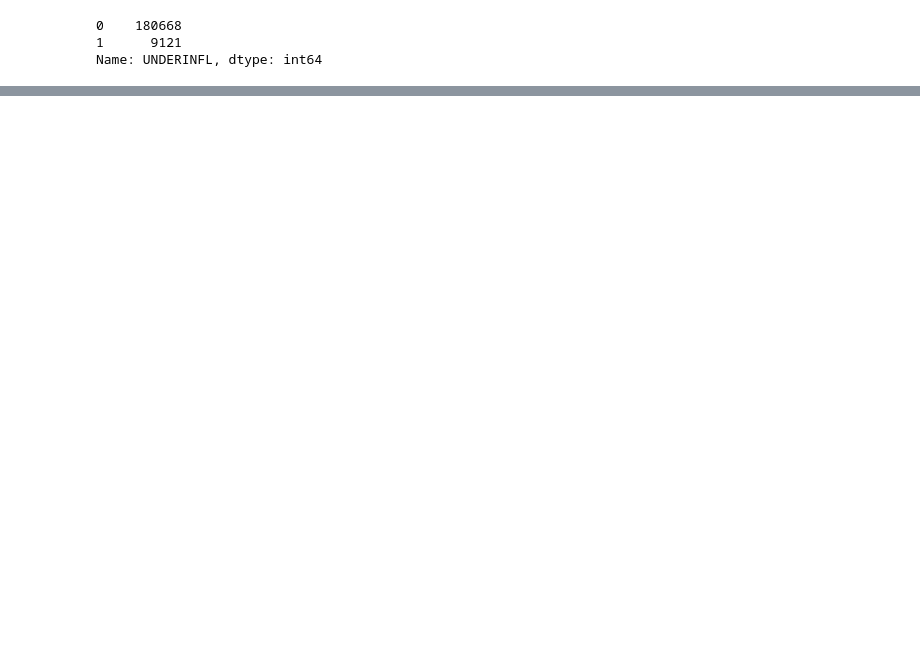
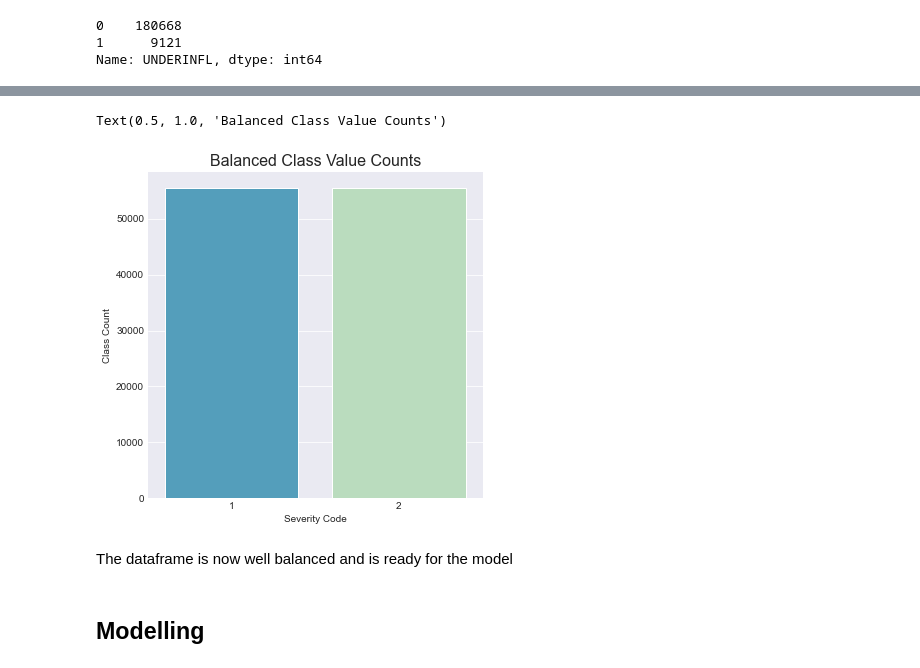
Before and after one commit to sumeetgrewal/capstone-dsp, a Jupyter notebook: project.ipynb, the cells around one changed output, grey strips where cells are left out. Saved outputs shown, nothing was run; the diff lists cells and outputs as text; code cells hidden in the pictures; blank space fills up the shorter version.

```diff
--- a/project.ipynb
+++ b/project.ipynb
@@ -274,0 +361,4 @@ Less than 5 % of the remaining records involve a speeding driver or a driver und
+# %%
+df_balanced = pd.concat([df_sc1, df_sc2])
+df_balanced = df_balanced.sample(frac=1, random_state=4)
+df_balanced.describe()
@@ -274,0 +376,14 @@ Less than 5 % of the remaining records involve a speeding driver or a driver und
+# %%
+
+fig, ax = plt.subplots(figsize=(6, 6))
+ax = sns.countplot(x=df_balanced['SEVERITYCODE'], data=df, ax = ax, palette="GnBu_r")
+ax.set_xlabel("Severity Code")
+ax.set_ylabel("Class Count")
+ax.set_title("Balanced Class Value Counts", fontsize='16')
+# %% [output]
+Text(0.5, 1.0, 'Balanced Class Value Counts')
+[figure, added]
+# %% [markdown]
+The dataframe is now well balanced and is ready for the model
+# %% [markdown]
+## Modelling
```
Also changed, not shown: parts of 31 cells of this notebook.
